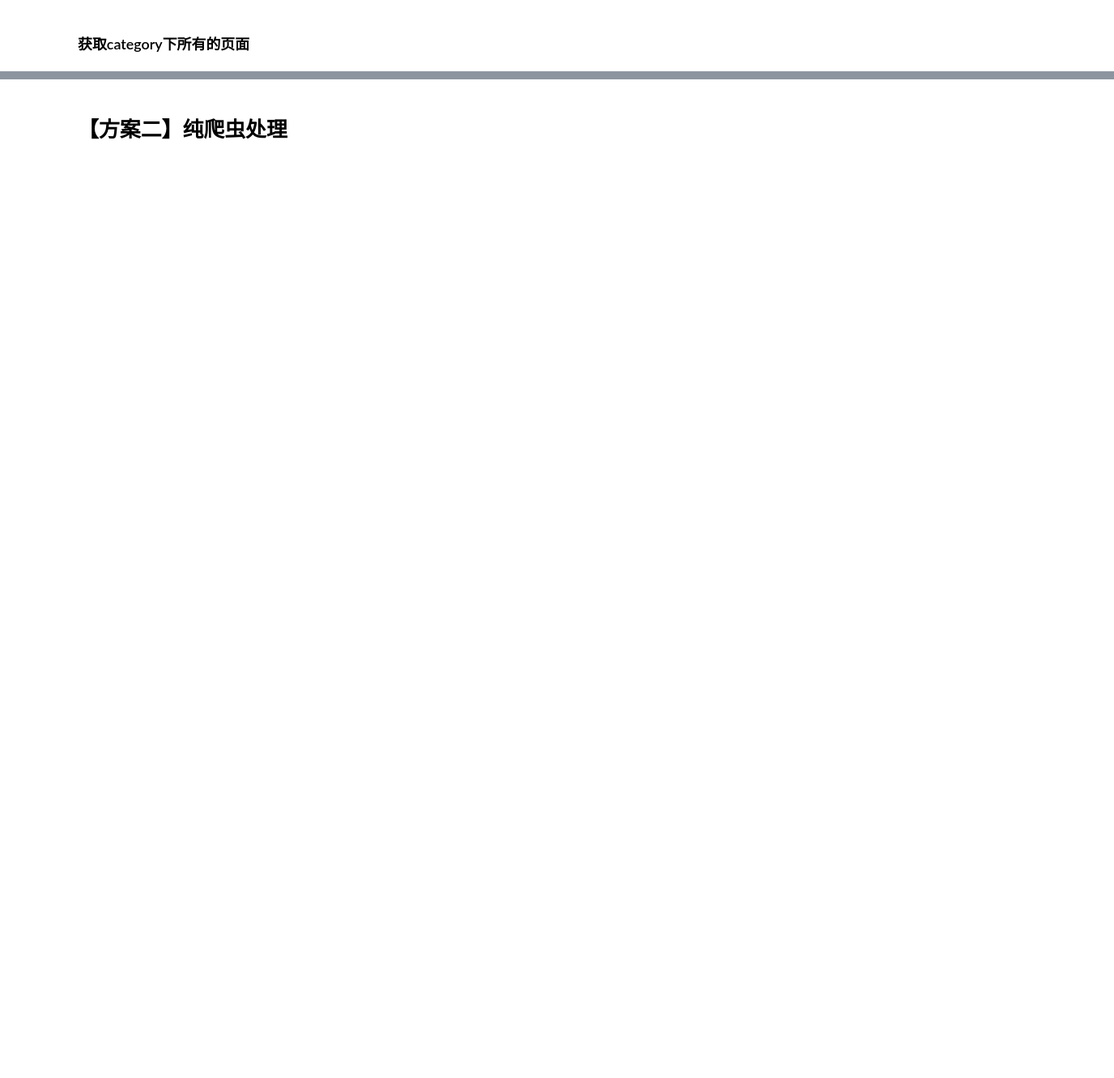
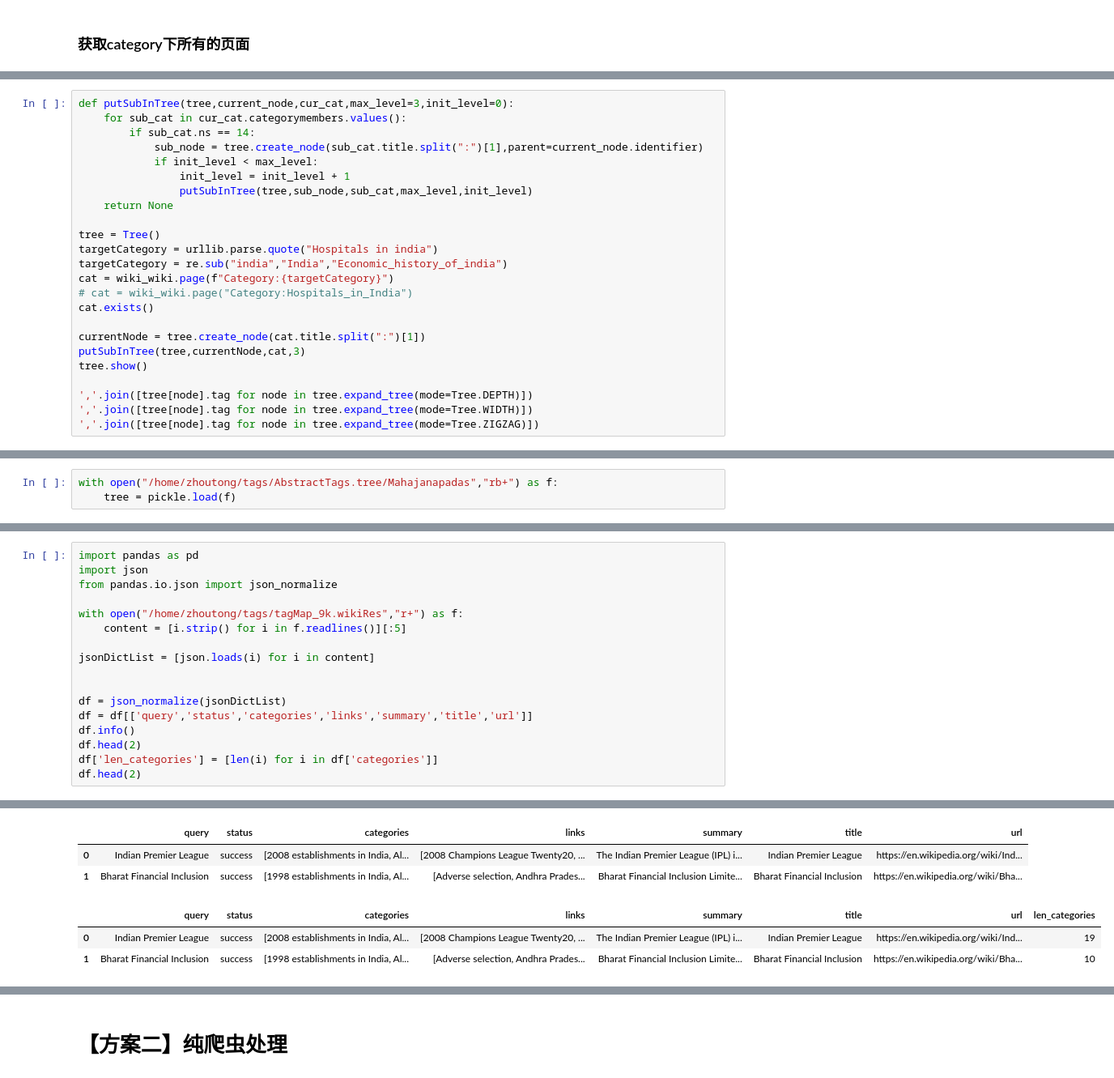
Before and after one commit to Zachary4biz/qiubaiying.github.io, a Jupyter notebook: note_books/WikiSearch.ipynb, the cells around one changed output, grey strips where cells are left out. Shown: that part at 81% size. Cells and saved outputs as stored; diff of their text form; blank space fills up the shorter version.

```diff
--- a/note_books/WikiSearch.ipynb
+++ b/note_books/WikiSearch.ipynb
@@ -94,0 +161,24 @@ wiki_wiki = wikipediaapi.Wikipedia('en')
+# %%
+def putSubInTree(tree,current_node,cur_cat,max_level=3,init_level=0):
+    for sub_cat in cur_cat.categorymembers.values():
+        if sub_cat.ns == 14:
+            sub_node = tree.create_node(sub_cat.title.split(":")[1],parent=current_node.identifier)
+            if init_level < max_level:
+                init_level = init_level + 1
+                putSubInTree(tree,sub_node,sub_cat,max_level,init_level)
+    return None
+
+tree = Tree()
+targetCategory = urllib.parse.quote("Hospitals in india")
+targetCategory = re.sub("india","India","Economic_history_of_india")
+cat = wiki_wiki.page(f"Category:{targetCategory}")
+# cat = wiki_wiki.page("Category:Hospitals_in_India")
+cat.exists()
+
+currentNode = tree.create_node(cat.title.split(":")[1])
+putSubInTree(tree,currentNode,cat,3)
+tree.show()
+
+','.join([tree[node].tag for node in tree.expand_tree(mode=Tree.DEPTH)])
+','.join([tree[node].tag for node in tree.expand_tree(mode=Tree.WIDTH)])
+','.join([tree[node].tag for node in tree.expand_tree(mode=Tree.ZIGZAG)])
@@ -94,0 +325,3 @@ wiki_wiki = wikipediaapi.Wikipedia('en')
+# %%
+with open("/home/zhoutong/tags/AbstractTags.tree/Mahajanapadas","rb+") as f:
+    tree = pickle.load(f)
@@ -94,0 +348,18 @@ wiki_wiki = wikipediaapi.Wikipedia('en')
+# %%
+import pandas as pd
+import json
+from pandas.io.json import json_normalize
+
+with open("/home/zhoutong/tags/tagMap_9k.wikiRes","r+") as f:
+    content = [i.strip() for i in f.readlines()][:5]
+
+jsonDictList = [json.loads(i) for i in content]
+
+
+df = json_normalize(jsonDictList)
+df = df[['query','status','categories','links','summary','title','url']]
+df.info()
+df.head(2)
+df['len_categories'] = [len(i) for i in df['categories']]
+df.head(2)
+# %% [output]
@@ -94,0 +378,6 @@ wiki_wiki = wikipediaapi.Wikipedia('en')
+|  | query | status | categories | links | summary | title | url |
+| 0 | Indian Premier League | success | [2008 establishments in India, Al... | [2008 Champions League Twenty20, ... | The Indian Premier League (IPL) i... | Indian Premier League | https://en.wikipedia.org/wiki/Ind... |
+| 1 | Bharat Financial Inclusion | success | [1998 establishments in India, Al... | [Adverse selection, Andhra Prades... | Bharat Financial Inclusion Limite... | Bharat Financial Inclusion | https://en.wikipedia.org/wiki/Bha... |
+|  | query | status | categories | links | summary | title | url | len_categories |
+| 0 | Indian Premier League | success | [2008 establishments in India, Al... | [2008 Champions League Twenty20, ... | The Indian Premier League (IPL) i... | Indian Premier League | https://en.wikipedia.org/wiki/Ind... | 19 |
+| 1 | Bharat Financial Inclusion | success | [1998 establishments in India, Al... | [Adverse selection, Andhra Prades... | Bharat Financial Inclusion Limite... | Bharat Financial Inclusion | https://en.wikipedia.org/wiki/Bha... | 10 |
```
Also changed, not shown: parts of 27 cells of this notebook, 9 other files.
